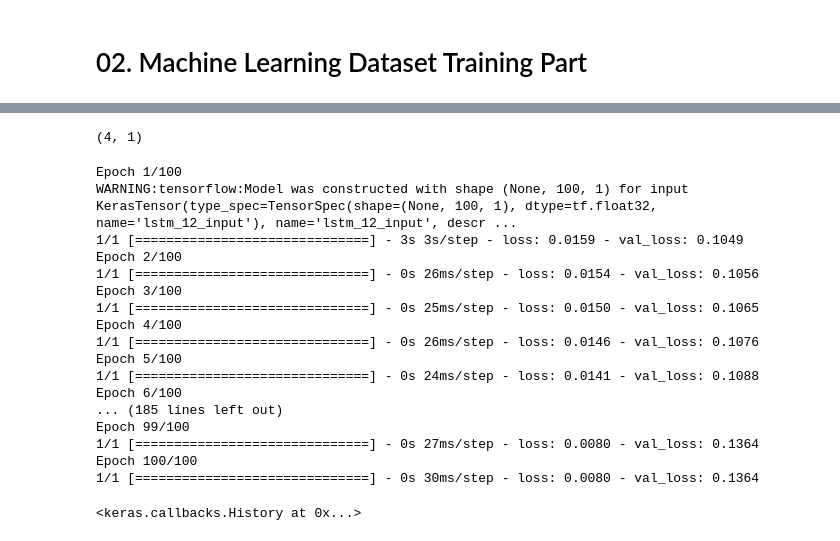
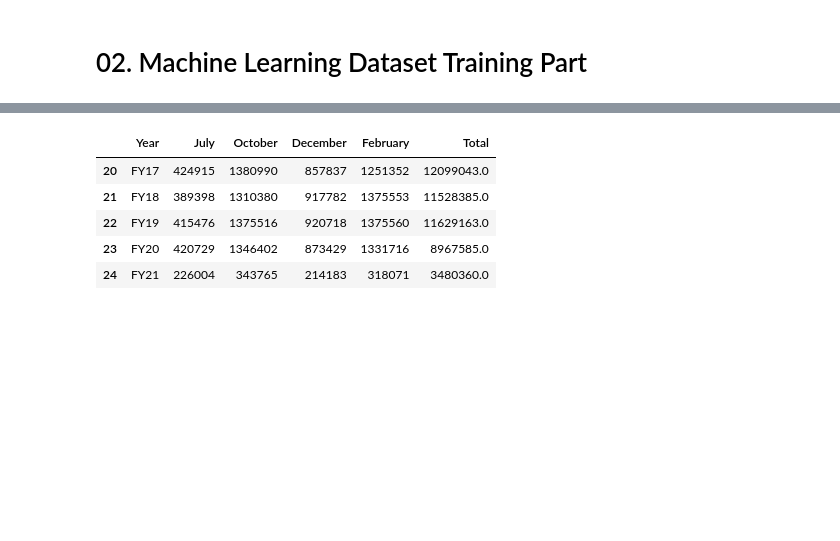
Before and after one commit to lotlouischoitslab/Champaign-Urbana_Bus_Ridership, a Jupyter notebook: champaign_bus_data_analysis.ipynb, the cells around one changed output, grey strips where cells are left out. Drawn from its saved outputs; the diff is of its cells as text; code cells hidden in the pictures; blank space fills up the shorter version.

```diff
--- a/champaign_bus_data_analysis.ipynb
+++ b/champaign_bus_data_analysis.ipynb
@@ -102,11 +92,0 @@ def create_dataset(dataset, time_step=1):
-# %%
-#Time to do some Machine Learning
-# First train the July Dataset
-df = finalized['July']
-from sklearn.preprocessing import MinMaxScaler
-scaler = MinMaxScaler(feature_range=(0,1)) #transformed into value between 0 to 1
-df1 = scaler.fit_transform(np.array(df).reshape(-1,1)) #reshape to to scalerfit
-
-training_size = int(len(df1)*0.80) #80% of my original dataset is train dataset
-test_size = len(df1)-training_size #20% of my dataset is test
-train_data,test_data = df1[0:training_size,:],df1[training_size:len(df1),:1]
@@ -152,25 +93,10 @@ _________________________________________________________________
-# %%
-x_test.shape
-# %% [output]
-(4, 1)
-# %%
-model.fit(x_train,y_train,validation_data=(x_test,y_test),epochs=100,batch_size=64,verbose=1)
-# %% [output]
-Epoch 1/100
-WARNING:tensorflow:Model was constructed with shape (None, 100, 1) for input KerasTensor(type_spec=TensorSpec(shape=(None, 100, 1), dtype=tf.float32, name='lstm_12_input'), name='lstm_12_input', descr ...
-1/1 [==============================] - 3s 3s/step - loss: 0.0159 - val_loss: 0.1049
-Epoch 2/100
-1/1 [==============================] - 0s 26ms/step - loss: 0.0154 - val_loss: 0.1056
-Epoch 3/100
-1/1 [==============================] - 0s 25ms/step - loss: 0.0150 - val_loss: 0.1065
-Epoch 4/100
-1/1 [==============================] - 0s 26ms/step - loss: 0.0146 - val_loss: 0.1076
-Epoch 5/100
-1/1 [==============================] - 0s 24ms/step - loss: 0.0141 - val_loss: 0.1088
-Epoch 6/100
-... (185 lines left out)
-Epoch 99/100
-1/1 [==============================] - 0s 27ms/step - loss: 0.0080 - val_loss: 0.1364
-Epoch 100/100
-1/1 [==============================] - 0s 30ms/step - loss: 0.0080 - val_loss: 0.1364
-<keras.callbacks.History at 0x...>
+# %%
+df1 = df
+df1.tail()
+# %% [output]
+|  | Year | July | October | December | February | Total |
+| 20 | FY17 | 424915 | 1380990 | 857837 | 1251352 | 12099043.0 |
+| 21 | FY18 | 389398 | 1310380 | 917782 | 1375553 | 11528385.0 |
+| 22 | FY19 | 415476 | 1375516 | 920718 | 1375560 | 11629163.0 |
+| 23 | FY20 | 420729 | 1346402 | 873429 | 1331716 | 8967585.0 |
+| 24 | FY21 | 226004 | 343765 | 214183 | 318071 | 3480360.0 |
```
Also changed, not shown: parts of 8 cells of this notebook.
